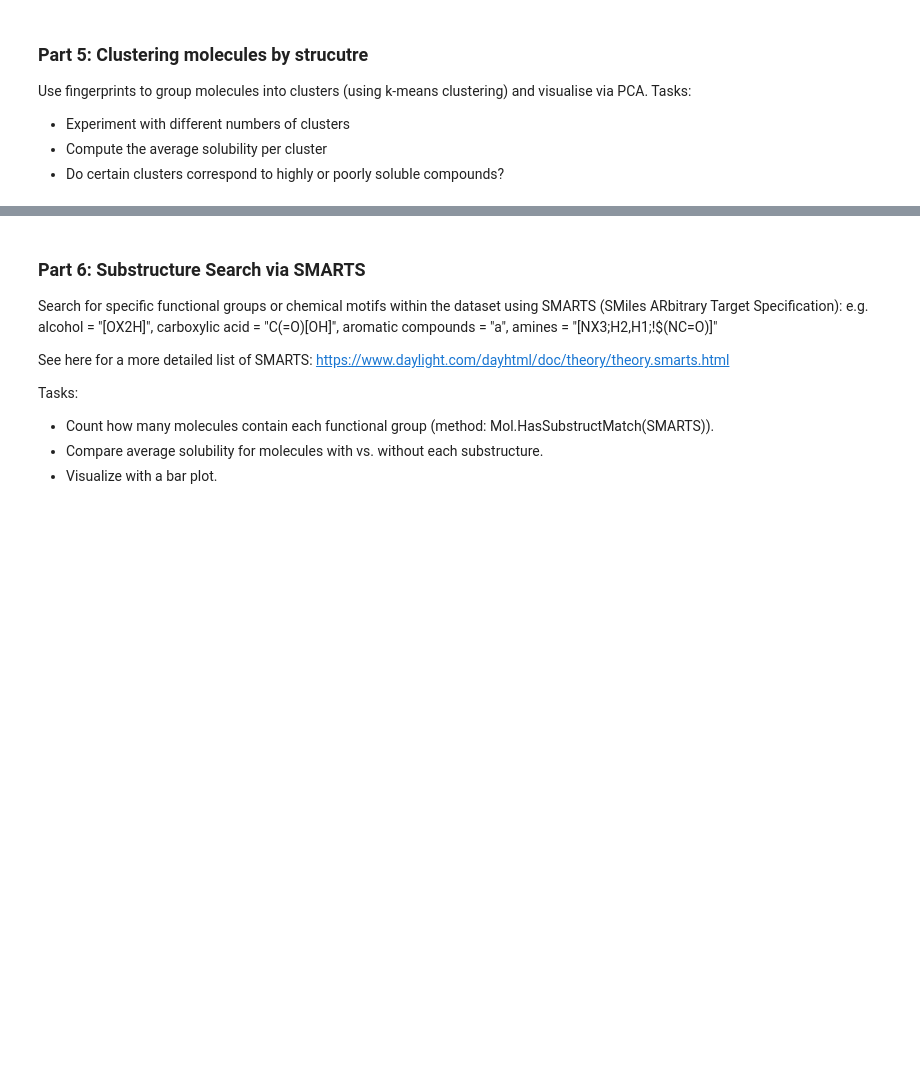
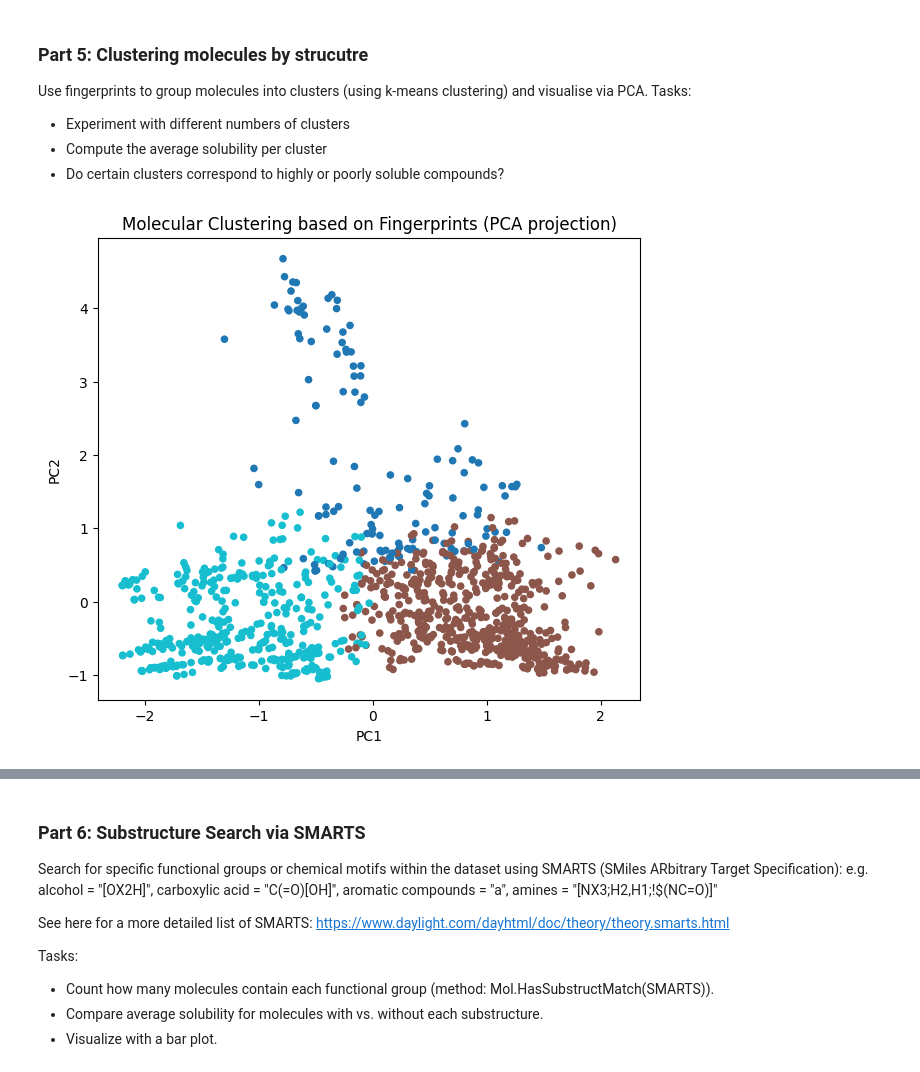
Before and after one commit to schoergj/DSA103, a Jupyter notebook: LifeScienceData/lecture13/RDKIt_Workshop.ipynb, the cells around one changed output, grey strips where cells are left out. Cells and saved outputs as stored; diff of their text form; code cells hidden in the pictures; blank space fills up the shorter version.

```diff
--- a/LifeScienceData/lecture13/RDKIt_Workshop.ipynb
+++ b/LifeScienceData/lecture13/RDKIt_Workshop.ipynb
@@ -146,3 +171,12 @@ Create fingerprints from the SMILES and add them to the dataframe.
 from rdkit.Chem import rdFingerprintGenerator, DataStructs
 
 # use e.g. the morgan FPG: mfpgen = rdFingerprintGenerator.GetMorganGenerator(radius=2,fpSize=2048)
+def mol2fp(smiles):
+    mol = Chem.MolFromSmiles(smiles)
+    mfpgen = rdFingerprintGenerator.GetMorganGenerator(radius=2,fpSize=2048)
+    fp = mfpgen.GetFingerprint(mol)
+    return fp
+
+df["fingerprint"] = df["SMILES"].apply(mol2fp)
+smiles_list = df["SMILES"].to_list()
+smiles_list
@@ -149,7 +217,7 @@ from rdkit.Chem import rdFingerprintGenerator, DataStructs
 # %% [markdown]
 Calculate the Tanimoto similarity of the molecules in the dataframe in comparison to a molecule of your choice (e.g. caffeine, aniline, ethanol).
 # %%
-query_fp = mol2fp("CN1C=NC2=C1C(=O)N(C(=O)N2C)C")
+query_fp = mol2fp("Nc1ccccc1")
 print(query_fp)
 
 df["similarity"] = df["fingerprint"].apply(lambda fp: DataStructs.TanimotoSimilarity(fp, query_fp))
@@ -164,24 +261,26 @@ Use fingerprints to group molecules into clusters (using k-means clustering) and
 # %%
 from sklearn.decomposition import PCA
 from sklearn.cluster import KMeans
 import matplotlib.pyplot as plt
 
 fps = df["fingerprint"].to_list()
 
 # Reduce dimensionality for visualization
 pca = PCA(n_components=2)
 X_pca = pca.fit_transform(fps)
 
 # K-means clustering
-kmeans = KMeans(n_clusters=4, random_state=42)
+kmeans = KMeans(n_clusters=3, random_state=42)
 clusters = kmeans.fit_predict(fps)
 df["cluster"] = clusters
 
 # Visualize clusters
 plt.figure(figsize=(7,6))
 plt.scatter(X_pca[:,0], X_pca[:,1], c=clusters, cmap="tab10", s=20)
 plt.title("Molecular Clustering based on Fingerprints (PCA projection)")
 plt.xlabel("PC1"); plt.ylabel("PC2")
 plt.show()
+# %% [output]
+[figure, added]
 # %%
 print(df.groupby("cluster")["logS"].mean())
```
Also changed, not shown: parts of 15 cells of this notebook, 1 other file.
